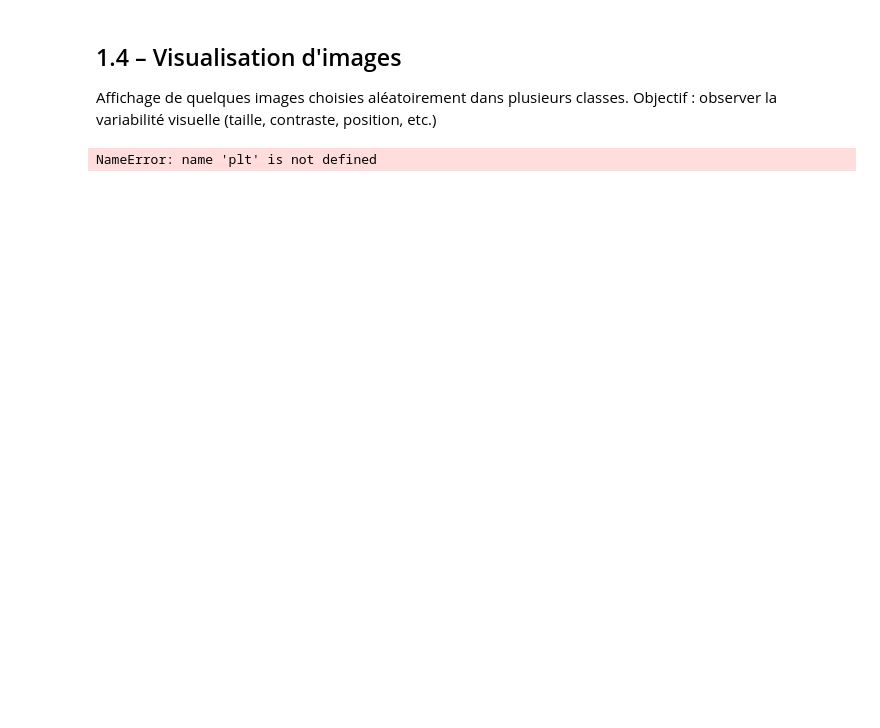
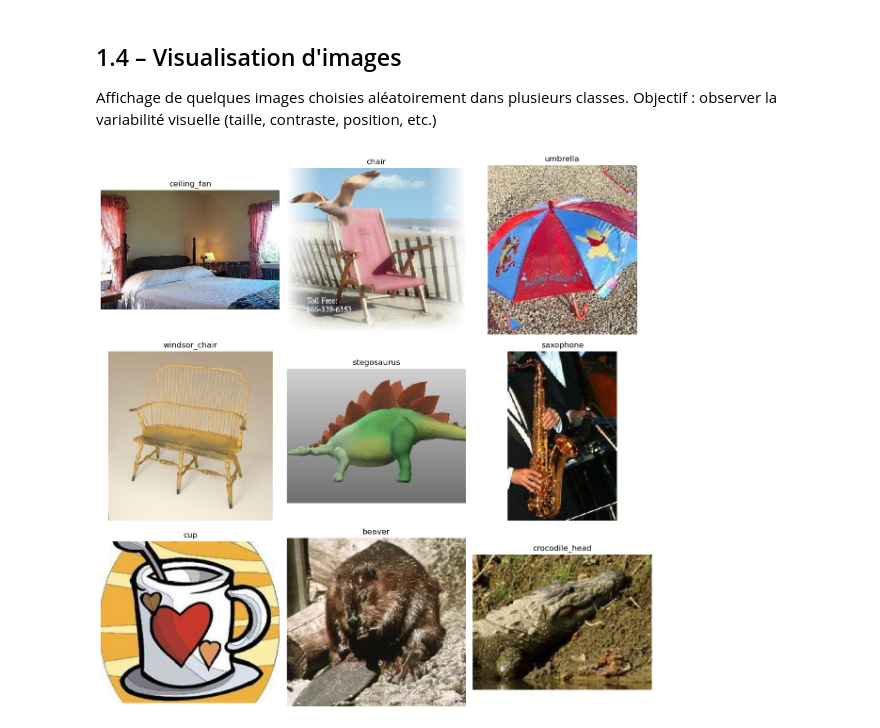
Before and after one commit to thocle03/exam_deep-learning, a Jupyter notebook: Thomas-main.ipynb, the cells around one changed output. Cells and saved outputs as stored; diff of their text form; code cells hidden in the pictures; blank space fills up the shorter version.

```diff
--- a/Thomas-main.ipynb
+++ b/Thomas-main.ipynb
@@ -34,18 +65,44 @@ Objectif : observer la variabilité visuelle (taille, contraste, position, etc.)
 # %%
 import random
 from PIL import Image
 import numpy as np
+import matplotlib.pyplot as plt
+import os
 
-plt.figure(figsize=(12,12))
-for i in range(9):
-    cls = random.choice(classes)
-    img_path = os.path.join(data_dir, cls, random.choice(os.listdir(os.path.join(data_dir, cls))))
-    img = Image.open(img_path)
+# vérifie que data_dir et classes existent
+if 'data_dir' not in globals() or data_dir is None or not classes:
+    print("Erreur : 'data_dir' ou 'classes' non définis. Exécutez la cellule qui prépare le dataset.")
+else:
+    plt.figure(figsize=(12,12))
+    valid_ext = ('.jpg', '.jpeg', '.png', '.bmp', '.tiff', '.gif')
+    count = 0
+    attempts = 0
+    # on essaie de récupérer jusqu'à 9 images valides (max 100 tentatives pour éviter boucle infinie)
+    while count < 9 and attempts < 100:
+        attempts += 1
+        cls = random.choice(classes)
+        cls_path = os.path.join(data_dir, cls)
+        if not os.path.isdir(cls_path):
+            continue
+        imgs = [f for f in os.listdir(cls_path) if f.lower().endswith(valid_ext)]
+        if not imgs:
+            continue
+        img_name = random.choice(imgs)
+        img_path = os.path.join(cls_path, img_name)
+        try:
+            img = Image.open(img_path).convert('RGB')
+        except Exception:
+            continue
+        plt.subplot(3,3,count+1)
+        plt.imshow(np.asarray(img))
+        plt.title(cls)
+        plt.axis("off")
+        img.close()
+        count += 1
 
-    plt.subplot(3,3,i+1)
-    plt.imshow(img)
-    plt.title(cls)
-    plt.axis("off")
-plt.show()
+    if count == 0:
+        print("Aucune image valide trouvée dans les classes. Vérifie le contenu de", data_dir)
+    plt.tight_layout()
+    plt.show()
 # %% [output]
-NameError: name 'plt' is not defined
+[figure, added]
```
Also changed, not shown: parts of 24 cells of this notebook.
